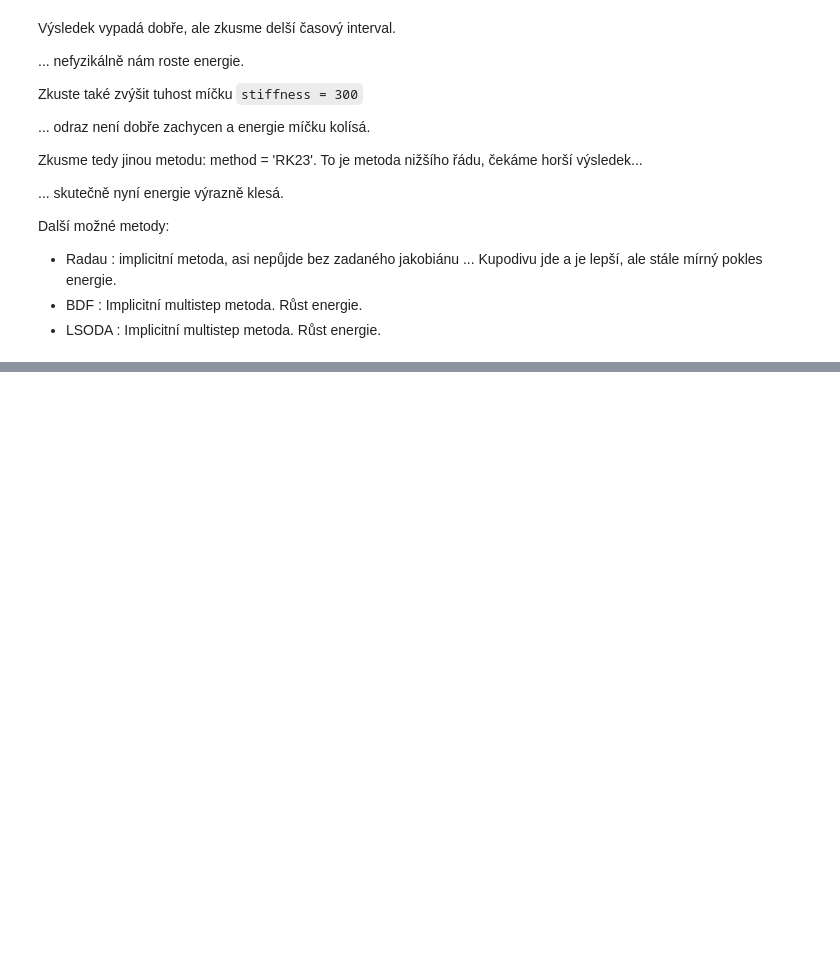
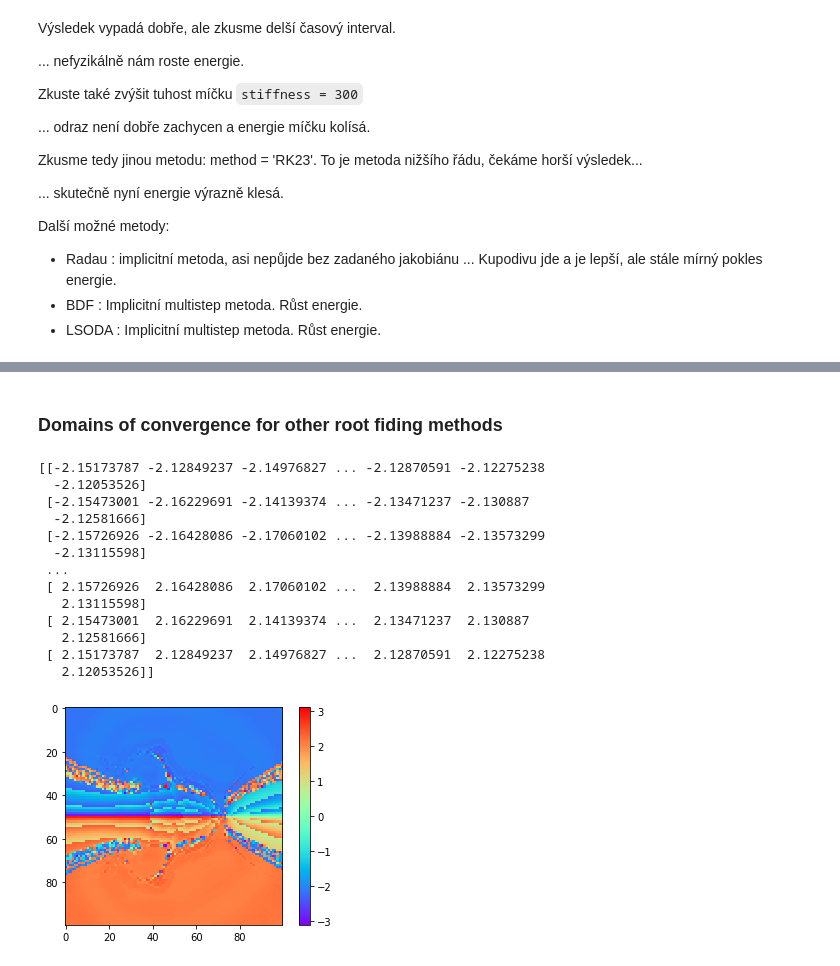
Before and after one commit to jbrezmorf/PAV_course, a Jupyter notebook: Section_2.3_SciPy.ipynb, the cells around one changed output, grey strips where cells are left out. Saved outputs shown, nothing was run; the diff lists cells and outputs as text; code cells hidden in the pictures; blank space fills up the shorter version.

Commit message:
Update Scipy lecture

```diff
--- a/Section_2.3_SciPy.ipynb
+++ b/Section_2.3_SciPy.ipynb
@@ -399,19 +372,20 @@ import matplotlib.pyplot as plt
 
 # Test bivariate function
 def f(x, y):
-    return np.exp(-x**2 - y**2) * np.cos(4*x) * np.sin(6*y)
+    return np.exp(-x*x - y*y) * np.cos(4*x) * np.sin(6*y)
 
 # Many samples
-N = 500
+N = 50
 xdata = np.random.uniform(-1, 1, N)
 ydata = np.random.uniform(-1, 1, N)
 zdata = f(xdata, ydata)
 
 # sparse regular grid
-x = y = np.linspace(-1, 1, 5)
+x = y = np.linspace(-1, 1, 0.5)
 X, Y = np.meshgrid(x, y)
 # Interpolate from unstructured to sparse structured grid
 z_regular = interpolate.griddata((xdata, ydata), zdata, (X, Y), method='cubic')
+print(z_regular)
 # Construct interpolant on structured grid
 f_interp = interpolate.interp2d(x, y, z_regular, kind='cubic')
 
@@ -423,11 +397,13 @@ Xr = X.flatten()
 Yr = Y.flatten()
 Z_func = f(Xr,Yr)
 
+
 Zi = f_interp(x, y)
+#print(Zi)
 Z_err_f = Z_func.reshape(len(x), len(x)) - Zi
 #Z_err_sample = zdata - f_interp(xdata, ydata)
 
-print(X.shape, Y.shape, Zi.shape)
+#print(X.shape, Y.shape, Zi.shape)
 # Plots
 #fig, axes = plt.subplots(1, 3, figsize=(12, 12), sharex=True, sharey=True)
 plt.contourf(X, Y, Zi, 15, cmap=plt.cm.RdBu)
@@ -540,0 +545,66 @@ plot_jumps(result.t, result.y)
+# %% [markdown]
+### Domains of convergence for other root fiding methods
+# %%
+# Solving equation `z^n == 1` in complex numbers, using Newton's method
+import scipy.optimize as opt
+
+degree = 3
+
+
+def fun(x):
+    # f(z) = z^degree - 1
+    re, im = x
+    z = complex(re, im)
+    fz = z**degree - 1
+    return [fz.real, fz.imag ]
+
+def fprime(x):
+    # f'(z) complex function derivative -> Jacobian matrix
+    re, im = x
+    z = complex(re, im)
+    dfdz = degree*z**(degree - 1)
+    return [[ dfdz.real, dfdz.imag], [-dfdz.imag, dfdz.real ]]
+
+def get_root(z0_ar):
+    # There are 'degree' roots. Return index of the clossest root to the result.
+    res = opt.root(fun, z0_ar, method='linearmixing', options = dict(maxiter=20))
+    # More regular domains for the standard solver: Powell hybrid method from MINPACK
+    # other methods: 'hybr', 'lm', 'broyden1', 'broyden2', 'anderson', 'linearmixing',
+    # 'diagbroyden', 'excitingmixing', 'krylov', 'df-sane'
+    #res = opt.root(fun, z0_ar, method='lm', options = dict(maxiter=20))
+    # Still fractal for Levenberg-Marquardt
+    re, im = res.x
+
+    #re, im = opt.fsolve(fun, z0_ar, fprime=fprime)
+    #re, im = opt.fsolve(fun, z0_ar, maxfev=20)
+    return np.angle(complex(re, im))
+
+import matplotlib.pyplot as plt
+import numpy as np
+
+side = np.linspace(-2,2, 100)
+X, Y = np.meshgrid(side, side)
+xy = np.stack((X,Y), axis=2)
+Z = np.zeros_like(X)
+
+Z = np.apply_along_axis(get_root, 2, xy)
+print(Z)
+
+plt.imshow(Z, cmap='rainbow', interpolation='nearest')
+plt.colorbar()
+plt.show()
+# %% [output]
+[[-2.15173787 -2.12849237 -2.14976827 ... -2.12870591 -2.12275238
+  -2.12053526]
+ [-2.15473001 -2.16229691 -2.14139374 ... -2.13471237 -2.130887
+  -2.12581666]
+ [-2.15726926 -2.16428086 -2.17060102 ... -2.13988884 -2.13573299
+  -2.13115598]
+ ...
+ [ 2.15726926  2.16428086  2.17060102 ...  2.13988884  2.13573299
+   2.13115598]
+ [ 2.15473001  2.16229691  2.14139374 ...  2.13471237  2.130887
+   2.12581666]
+ [ 2.15173787  2.12849237  2.14976827 ...  2.12870591  2.12275238
+   2.12053526]]
+[figure, added]
```
Also changed, not shown: parts of 19 cells of this notebook, 4 other files.
